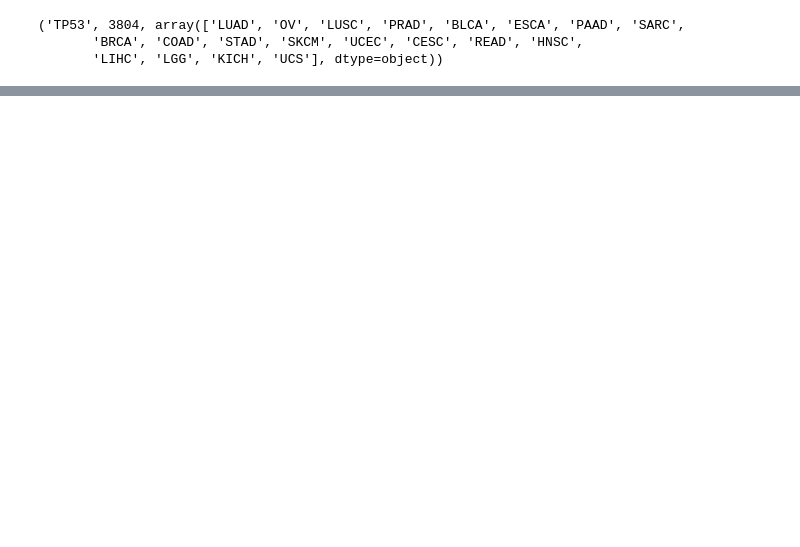
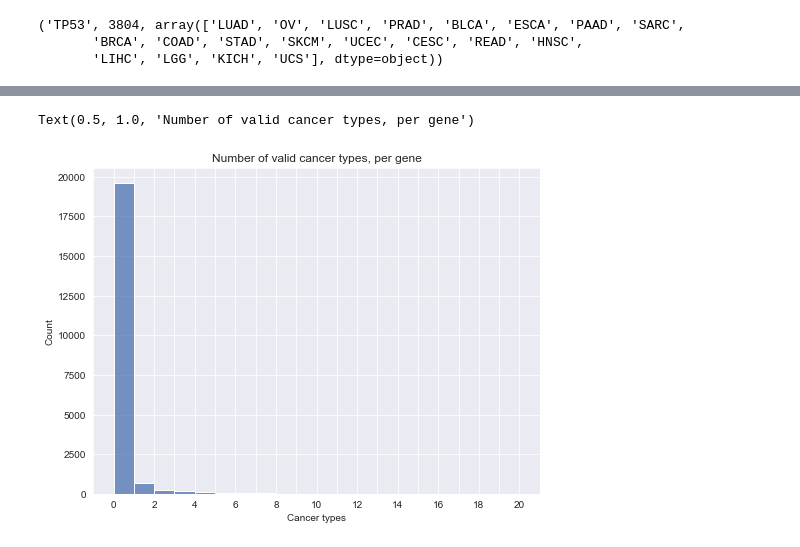
Before and after one commit to greenelab/mpmp, a Jupyter notebook: 01_explore_data/count_all_genes_filters.ipynb, the cells around one changed output, grey strips where cells are left out. Saved outputs shown, nothing was run; the diff lists cells and outputs as text; code cells hidden in the pictures; blank space fills up the shorter version.

```diff
--- a/01_explore_data/count_all_genes_filters.ipynb
+++ b/01_explore_data/count_all_genes_filters.ipynb
@@ -64,0 +50,3 @@ gene_df.head()
+# %%
+mutation_df = pancancer_data[1]
+mutation_df.iloc[:5, :5]
@@ -65,30 +61,31 @@ gene_df.head()
 # %%
-save_every = 50
+save_every = 100
 
-for gene_ix, gene_series in gene_df.iterrows():
+gene_list = mutation_df.columns
+for gene_ix, gene in enumerate(gene_list):
 
     # if gene has already been processed, skip it
-    if gene_series.gene in output_df.index:
+    if gene in output_df.index:
         continue
 
     # load sample count for gene
-    gene, sample_count, cancer_types = gene_sample_count(
-        gene_series.gene,
+    gene_name, sample_count, cancer_types = gene_sample_count(
+        gene,
         tcga_data,
-        gene_series.classification)
+        classification='neither')
 
     # add to output dataframe
     output_df = pd.concat((
         output_df,
         pd.DataFrame([[sample_count, cancer_types]],
-                     index=[gene],
+                     index=[gene_name],
                      columns=['sample_count', 'cancer_types'])
     ))
 
     # save results every save_every genes, and at the end of all genes
     # this allows us to restart if this runs for a while and gets interrupted
     progress_ix = gene_ix + 1
-    if ((progress_ix % save_every == 0) or (progress_ix == gene_df.shape[0])) and (gene_ix != 0):
-        print('processed: {} / {}'.format(gene_ix+1, gene_df.shape[0]),
+    if ((progress_ix % save_every == 0) or (progress_ix == len(gene_list))) and (gene_ix != 0):
+        print('processed: {} / {}'.format(gene_ix+1, len(gene_list)),
               file=sys.stderr)
         output_df.to_csv(output_file, sep='\t')
@@ -105,0 +118,3 @@ output_df.head()
+# %%
+output_df['num_cancer_types'] = output_df.cancer_types.str.len()
+output_df.head()
@@ -105,0 +128,14 @@ output_df.head()
+# %%
+import seaborn as sns
+import matplotlib.pyplot as plt
+
+sns.set({'figure.figsize': (8, 6)})
+
+sns.histplot(output_df.num_cancer_types, binwidth=1)
+plt.xticks(range(0, output_df.num_cancer_types.max()+1))
+plt.setp(plt.gca().get_xticklabels()[1::2], visible=False)
+plt.xlabel('Cancer types')
+plt.title('Number of valid cancer types, per gene')
+# %% [output]
+Text(0.5, 1.0, 'Number of valid cancer types, per gene')
+[figure, added]
```
Also changed, not shown: parts of 8 cells of this notebook, 1 other file.
